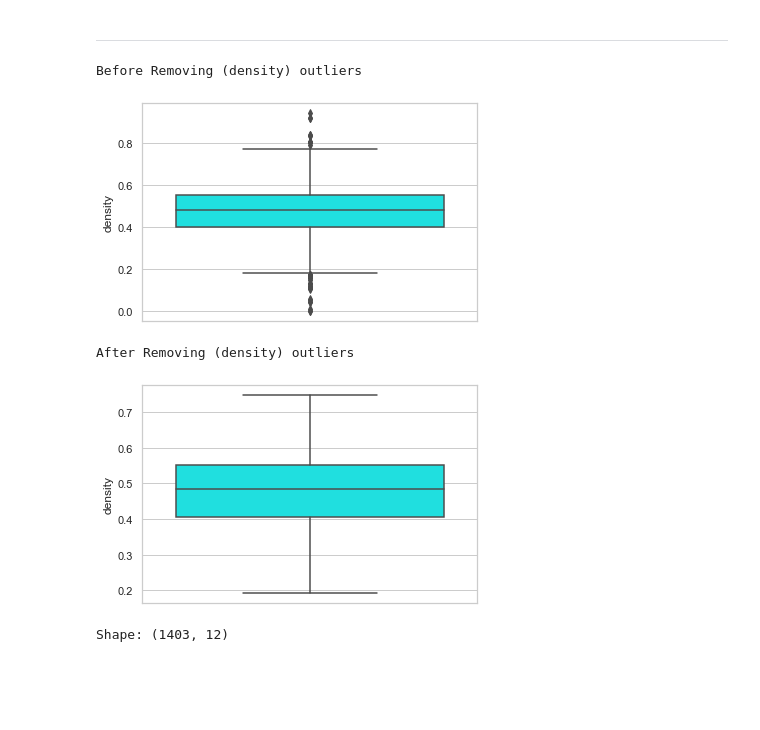
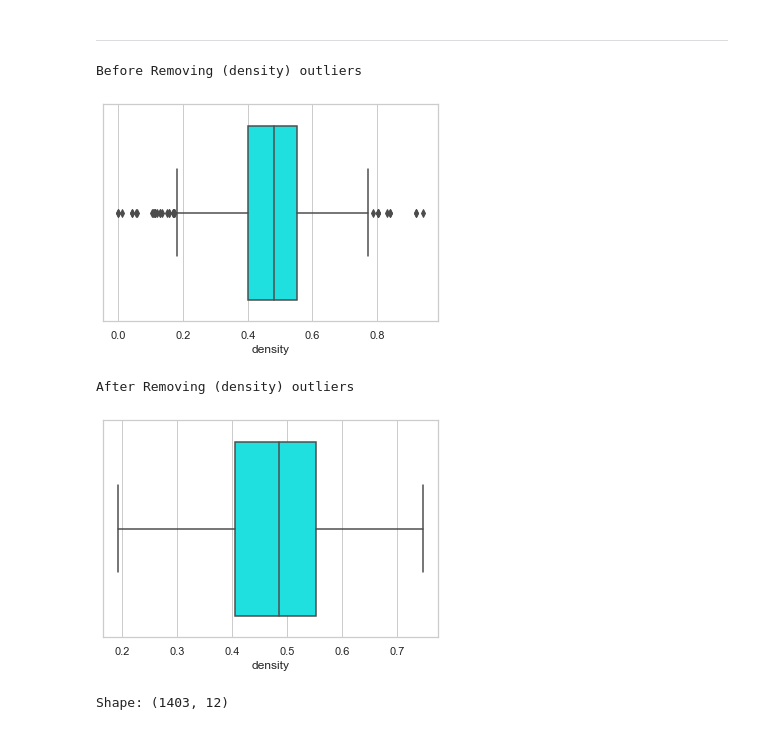
Before and after one commit to fahadwazirali915/wine_quality, a Jupyter notebook: wine_quality.ipynb, the cells around one changed output. Drawn from its saved outputs; the diff is of its cells as text; code cells hidden in the pictures; blank space fills up the shorter version.

```diff
--- a/wine_quality.ipynb
+++ b/wine_quality.ipynb
@@ -526,28 +528,28 @@ Shape: (1454, 12)
 # %%
 # density
 
 print("Before Removing (density) outliers")
 sns.set_theme(style="whitegrid", color_codes=True)
 sns.boxplot(data=df,
-            y="density",
+            x="density",
             color="cyan")
 plt.show()
 
 df = df[df['density']<0.75]
 df = df[df['density']>0.19]
 
 
 print("After Removing (density) outliers")
 sns.set_theme(style="whitegrid", color_codes=True)
 sns.boxplot(data=df,
-            y="density",
+            x="density",
             color="cyan")
 plt.show()
 # %% [output]
 Before Removing (density) outliers
-[figure, old version]
+[figure, new version]
 After Removing (density) outliers
-[figure, old version]
+[figure, new version]
 # %%
 print("Shape:", df.shape)
 # %% [output]
```
Also changed, not shown: parts of 14 cells of this notebook.
